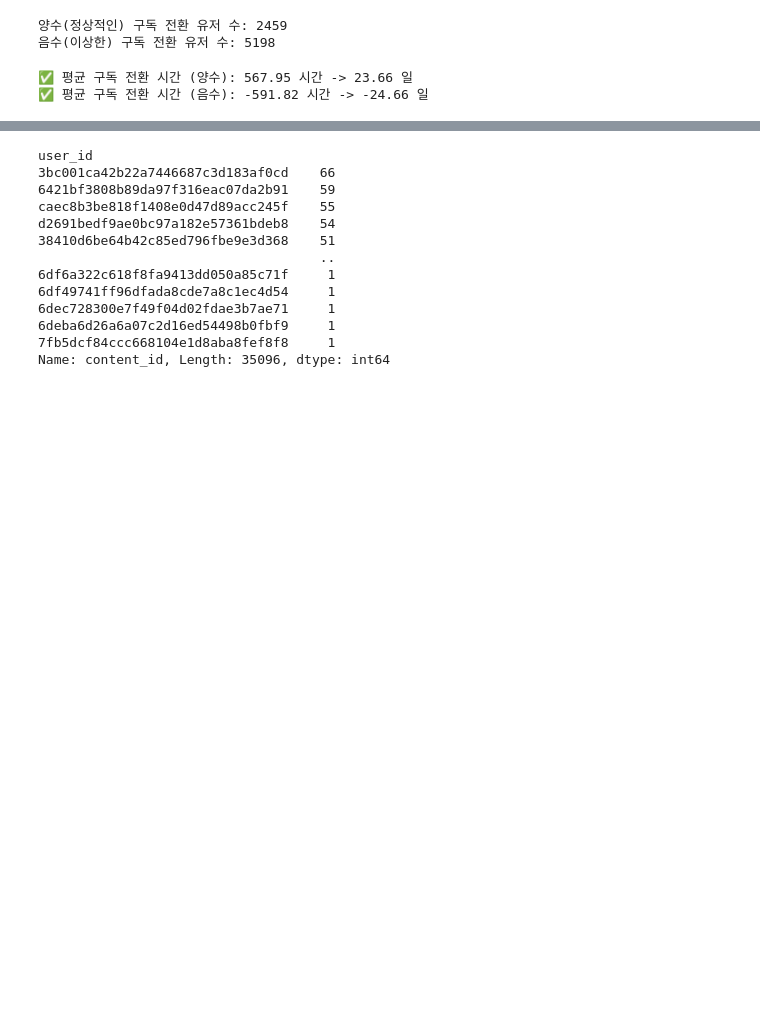
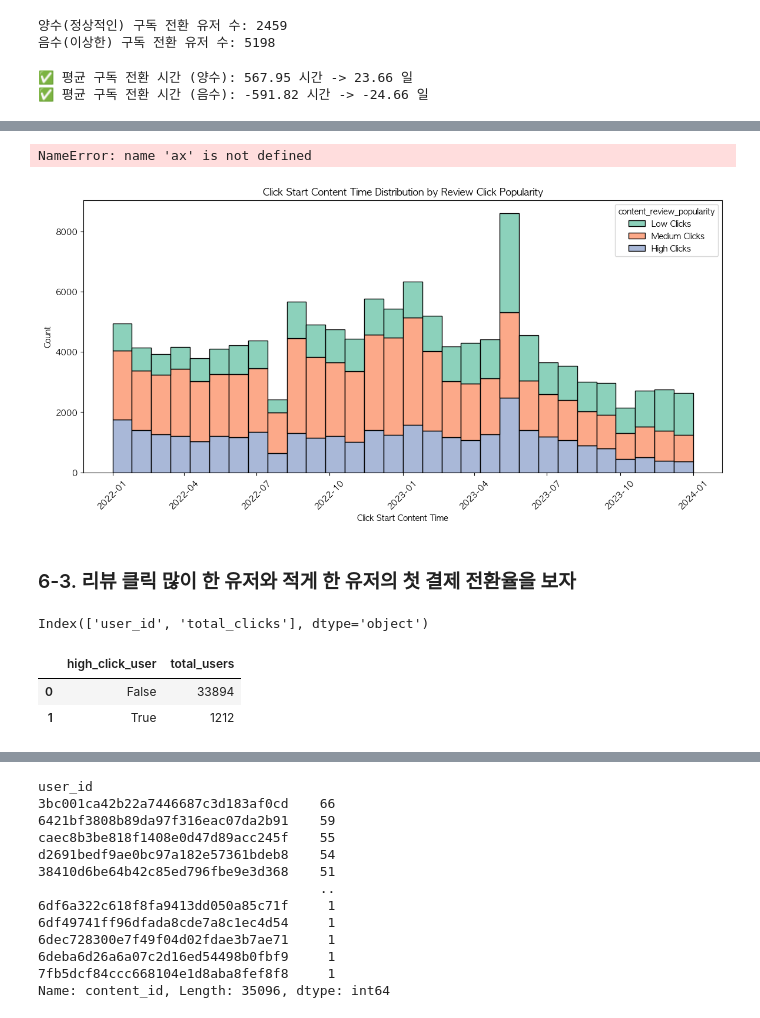
Before and after one commit to saeraniren/intermediate_project, a Jupyter notebook: haein_eda_Q3.ipynb, the cells around one changed output, grey strips where cells are left out. Saved outputs shown, nothing was run; the diff lists cells and outputs as text; code cells hidden in the pictures; blank space fills up the shorter version.

```diff
--- a/haein_eda_Q3.ipynb
+++ b/haein_eda_Q3.ipynb
@@ -893,11 +852,0 @@ display(only_content_id)
-# %%
-# 필요한 컬럼만 선택
-click_start_content_selected = click_start_content[['user_id', 'content_id','client_event_time']]
-click_review_selected = click_review[['user_id', 'content_id', 'client_event_review_time']]
-
-merged_df = pd.merge(click_start_content_selected, click_review_selected, on=['user_id', 'content_id'], how='left')
-merged_df.rename(columns={'client_event_time': 'start_content_time','client_event_review_time':'review_click_time'}, inplace=True)
-
-only_content_id = merged_df[merged_df['user_id'].isna() & merged_df['content_id'].notna()]
-
-display(only_content_id)
@@ -1489,0 +880,13 @@ display(difficulty_counts)
+# %%
+
+# click_start_content_time을 datetime으로 변환
+merged_df['click_start_content_time'] = pd.to_datetime(merged_df['click_start_content_time'])
+
+# 상위 25% 리뷰 클릭 수를 "인기 콘텐츠", 하위 25% 리뷰 클릭 수를 "비인기 콘텐츠"로 분류
+high_clicks = merged_df['click_count'].quantile(0.25)
+low_clicks = merged_df['click_count'].quantile(0.75)
+
+merged_df['content_review_popularity'] = np.where(merged_df['click_count'] >= low_clicks, 'High Clicks',
+                                np.where(merged_df['click_count'] <= high_clicks, 'Low Clicks', 'Medium Clicks'))
+
+print(merged_df['content_review_popularity'].value_counts())
@@ -1489,0 +952,50 @@ display(difficulty_counts)
+# %%
+plt.figure(figsize=(14, 6))
+
+# 히스토그램을 누적형(스택형)으로 표시
+sns.histplot(data=merged_df,
+             x='click_start_content_time',
+             hue='content_review_popularity',
+             kde=False,
+             bins=30,
+             multiple='stack',
+             palette="Set2")
+
+plt.title('Click Start Content Time Distribution by Review Click Popularity')
+plt.xlabel('Click Start Content Time')
+plt.ylabel('Count')
+
+plt.xticks(rotation=45)
+
+ax.legend(title='Content Popularity', loc='upper right')
+
+plt.show()
+# %% [output]
+NameError: name 'ax' is not defined
+[figure, added]
+# %% [markdown]
+### 6-3. 리뷰 클릭 많이 한 유저와 적게 한 유저의 첫 결제 전환율을 보자
+# %%
+print(user_content_clicks.columns)
+# %% [output]
+Index(['user_id', 'total_clicks'], dtype='object')
+# %%
+# 유저별 총 리뷰 클릭 횟수 계산
+user_content_clicks = user_content_clicks.groupby('user_id')['total_clicks'].sum().reset_index(name='total_clicks')
+
+# 상위 50%와 하위 50%를 기준으로 구분
+median_clicks = user_total_clicks['total_clicks'].median()
+
+# 클릭이 많은 유저(True) vs. 적은 유저(False)
+user_total_clicks['high_click_user'] = user_total_clicks['total_clicks'] > median_clicks
+
+click_group_summary = user_total_clicks.groupby('high_click_user').agg(
+    total_users=('user_id', 'count')
+).reset_index()
+
+# 결과 확인
+display(click_group_summary.head())
+# %% [output]
+|  | high_click_user | total_users |
+| 0 | False | 33894 |
+| 1 | True | 1212 |
```
Also changed, not shown: parts of 76 cells of this notebook.
